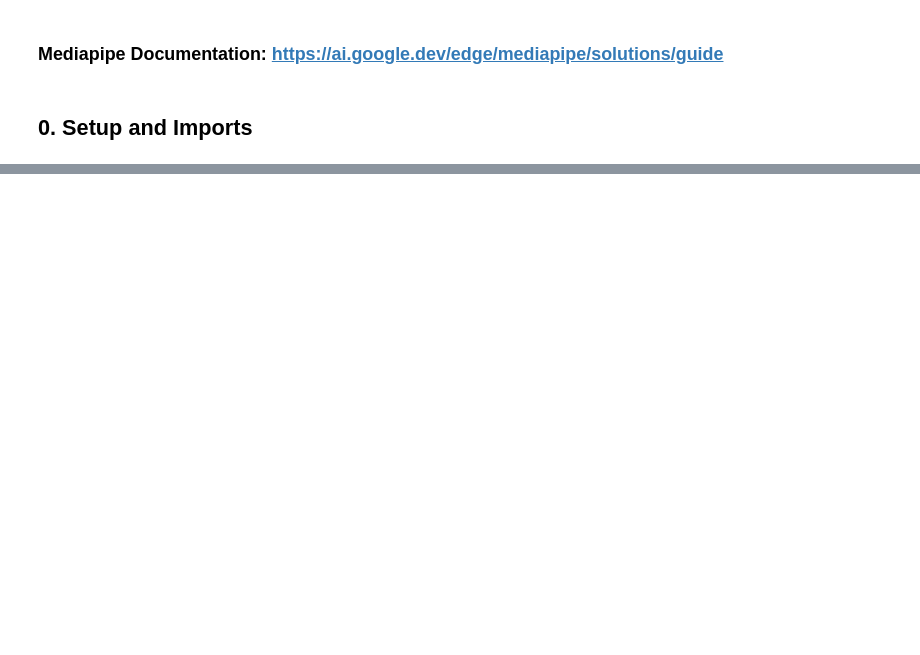
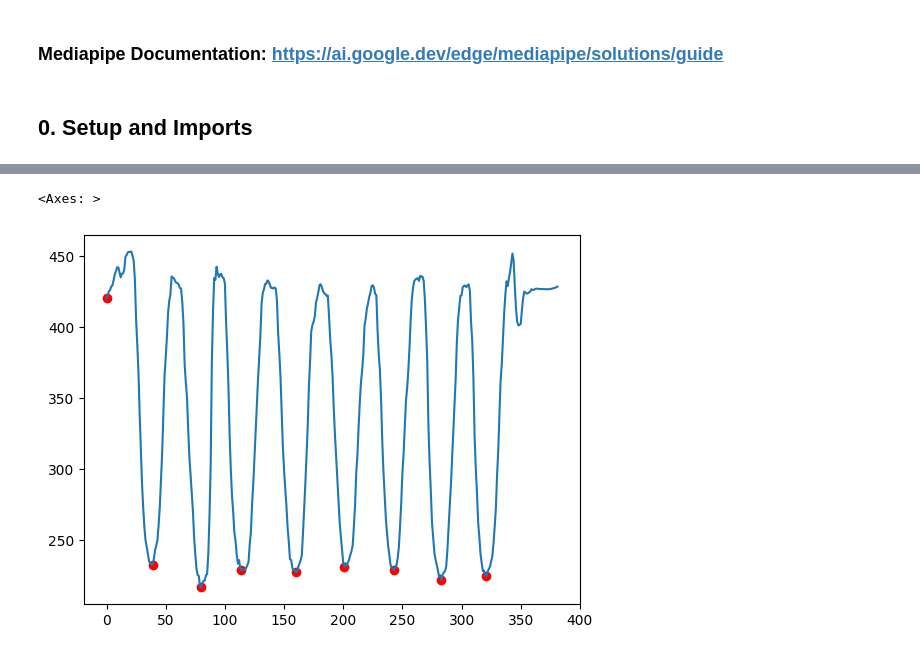
Before and after one commit to DouglasRollman/cvProject, a Jupyter notebook: mediapip_shoulder_press.ipynb, the cells around one changed output, grey strips where cells are left out. Drawn from its saved outputs; the diff is of its cells as text; code cells hidden in the pictures; blank space fills up the shorter version.

```diff
--- a/mediapip_shoulder_press.ipynb
+++ b/mediapip_shoulder_press.ipynb
@@ -100,0 +129,12 @@ plt.show()
+# %%
+#information concerning repititions
+rep_frames = get_shoulder_press_reps()
+rep_info = get_shoulder_press_rep_info(rep_frames)
+
+#Creates very simple plot; red points show begining of rep
+data = pd.read_csv("keypoints_data.csv")
+plt.scatter(rep_frames.index, rep_frames["Left_Elbow_Y"], c='r')
+data["Left_Elbow_Y"].plot()
+# %% [output]
+<Axes: >
+[figure, added]
```
Also changed, not shown: parts of 7 cells of this notebook, 1 other file.
